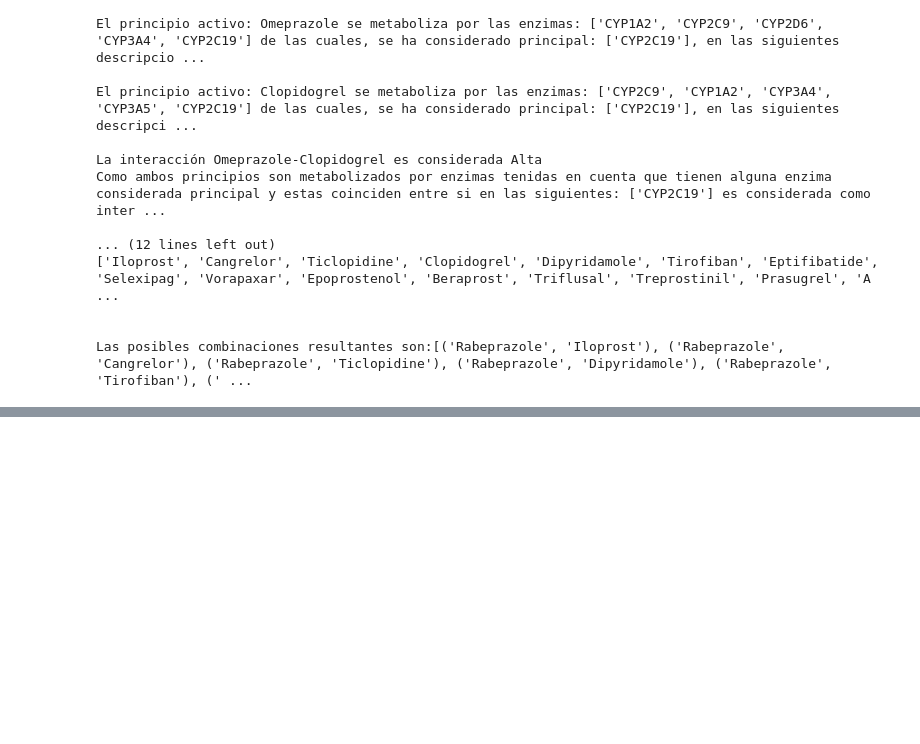
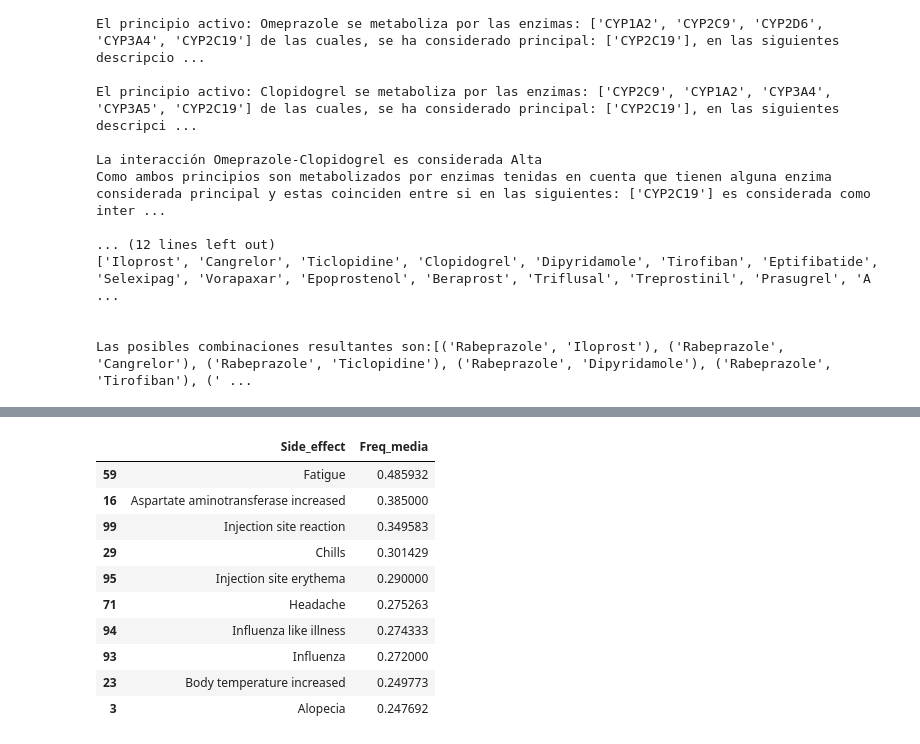
Before and after one commit to CarmenRu/TFG, a Jupyter notebook: Algoritmo DDI.ipynb, the cells around one changed output, grey strips where cells are left out. Cells and saved outputs as stored; diff of their text form; code cells hidden in the pictures; blank space fills up the shorter version.

```diff
--- a/Algoritmo DDI.ipynb
+++ b/Algoritmo DDI.ipynb
@@ -248,0 +265,27 @@ Las posibles combinaciones resultantes son:[('Rabeprazole', 'Iloprost'), ('Rabep
+# %%
+#COSIGO A NTROUDCIR EN TEXTO_EFECTOS ADVERSOS
+a1 = efectos[efectos["Drug_ATC"]=="A16AA01"]
+a2 = efectos[efectos["Drug_ATC"]== "L03AB05"]
+#Concat porque los dos dfs tienen las mismas columnas
+union  = pd.concat([a1, a2], ignore_index=True)
+
+
+df_media = (
+    union.groupby('Side_effect', as_index=False)['Freq_media']
+      .mean()
+).sort_values(by="Freq_media", ascending=False)
+df_media.head(10)
+
+#COMPROBAR QUE NO FALLE SI HAY UN DF VACIO (QUE SUPONGO QUE NO SALGA NULO) NO DA ERROR
+# %% [output]
+|  | Side_effect | Freq_media |
+| 59 | Fatigue | 0.485932 |
+| 16 | Aspartate aminotransferase increased | 0.385000 |
+| 99 | Injection site reaction | 0.349583 |
+| 29 | Chills | 0.301429 |
+| 95 | Injection site erythema | 0.290000 |
+| 71 | Headache | 0.275263 |
+| 94 | Influenza like illness | 0.274333 |
+| 93 | Influenza | 0.272000 |
+| 23 | Body temperature increased | 0.249773 |
+| 3 | Alopecia | 0.247692 |
```
Also changed, not shown: parts of 6 cells of this notebook, 1 other file.
